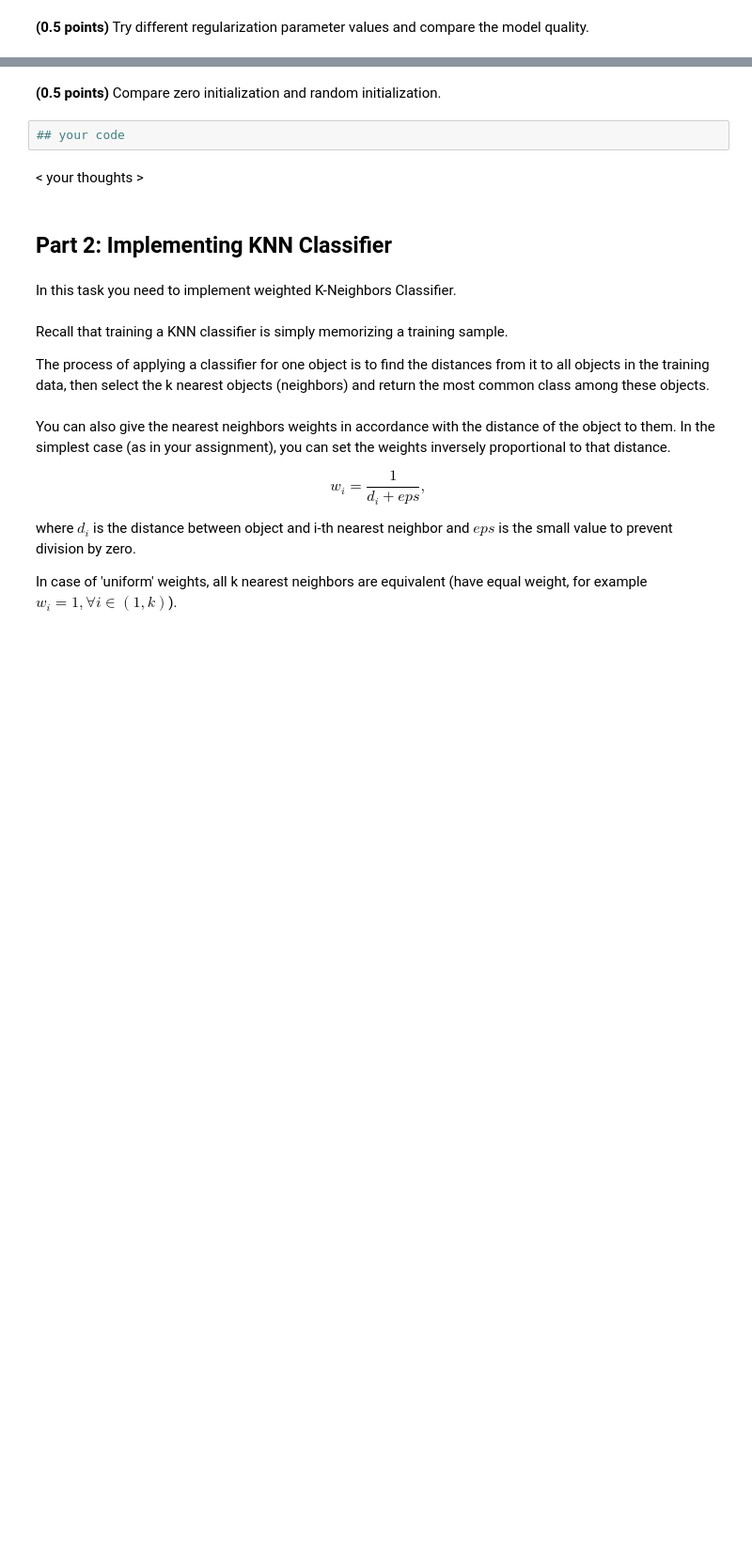
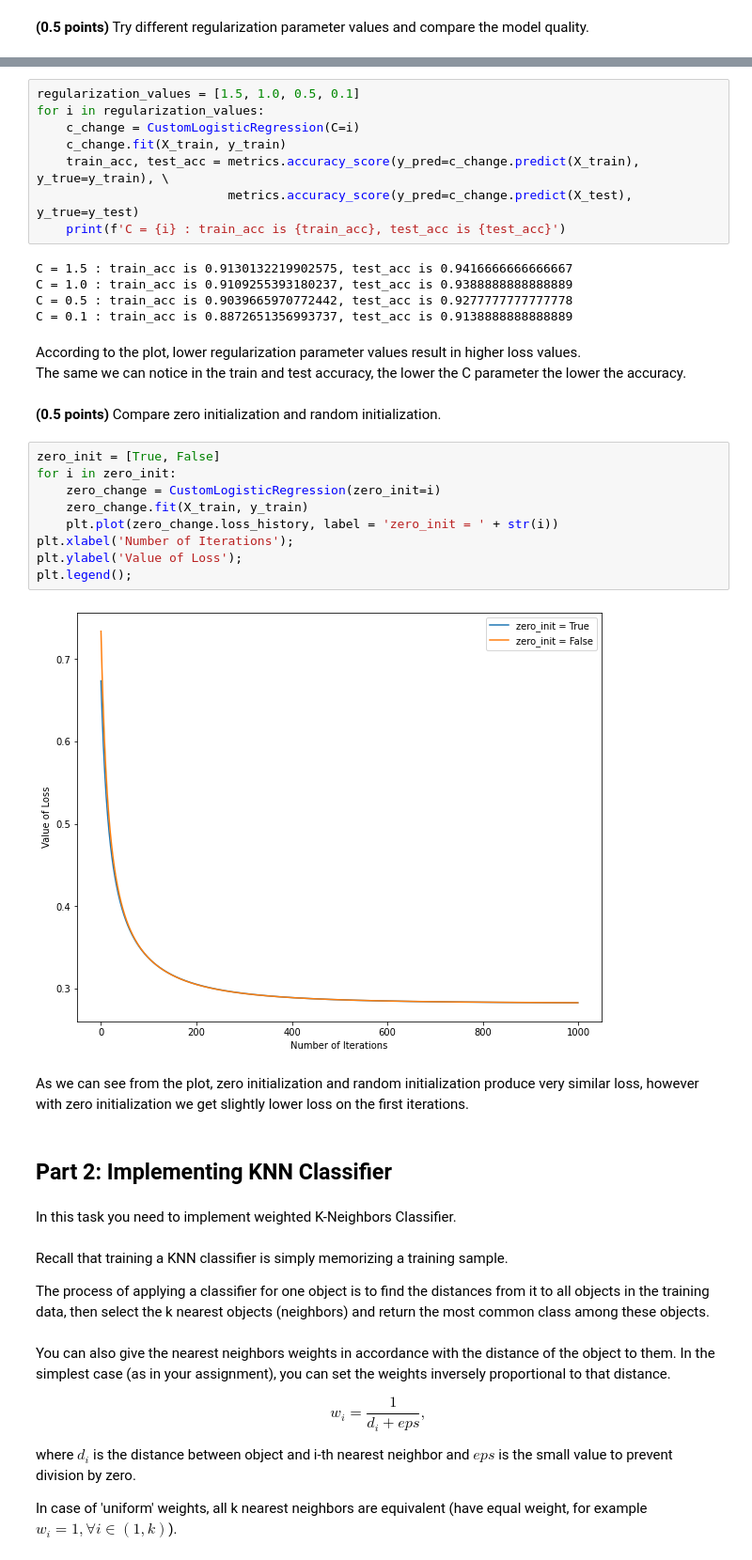
Before and after one commit to AlinaRskv/rs-school-ml-course-2, a Jupyter notebook: 5_classification_linear_knn/hw_classification.ipynb, the cells around one changed output, grey strips where cells are left out. Shown: that part at 94% size. Cells and saved outputs as stored; diff of their text form; blank space fills up the shorter version.

```diff
--- a/5_classification_linear_knn/hw_classification.ipynb
+++ b/5_classification_linear_knn/hw_classification.ipynb
@@ -235,9 +264,34 @@ assert min(train_acc, test_acc) > 0.9
+# %%
+regularization_values = [1.5, 1.0, 0.5, 0.1]
+for i in regularization_values:
+    c_change = CustomLogisticRegression(C=i)
+    c_change.fit(X_train, y_train)
+    train_acc, test_acc = metrics.accuracy_score(y_pred=c_change.predict(X_train), y_true=y_train), \
+                          metrics.accuracy_score(y_pred=c_change.predict(X_test), y_true=y_test)
+    print(f'C = {i} : train_acc is {train_acc}, test_acc is {test_acc}')
+# %% [output]
+C = 1.5 : train_acc is 0.9130132219902575, test_acc is 0.9416666666666667
+C = 1.0 : train_acc is 0.9109255393180237, test_acc is 0.9388888888888889
+C = 0.5 : train_acc is 0.9039665970772442, test_acc is 0.9277777777777778
+C = 0.1 : train_acc is 0.8872651356993737, test_acc is 0.9138888888888889
+# %% [markdown]
+According to the plot, lower regularization parameter values result in higher loss values.<br>
+The same we can notice in the train and test accuracy, the lower the C parameter the lower the accuracy.
 # %% [markdown]
 **(0.5 points)** Compare zero initialization and random initialization.
-# %%
-## your code
-# %% [markdown]
-< your thoughts >
+# %%
+zero_init = [True, False]
+for i in zero_init:
+    zero_change = CustomLogisticRegression(zero_init=i)
+    zero_change.fit(X_train, y_train)
+    plt.plot(zero_change.loss_history, label = 'zero_init = ' + str(i))
+plt.xlabel('Number of Iterations');
+plt.ylabel('Value of Loss');
+plt.legend();
+# %% [output]
+[figure, added]
+# %% [markdown]
+As we can see from the plot, zero initialization and random initialization produce very similar loss, however with zero initialization we get slightly lower loss on the first iterations.
 # %% [markdown]
 ## Part 2: Implementing KNN Classifier
 # %% [markdown]
```
Also changed, not shown: parts of 46 cells of this notebook.
